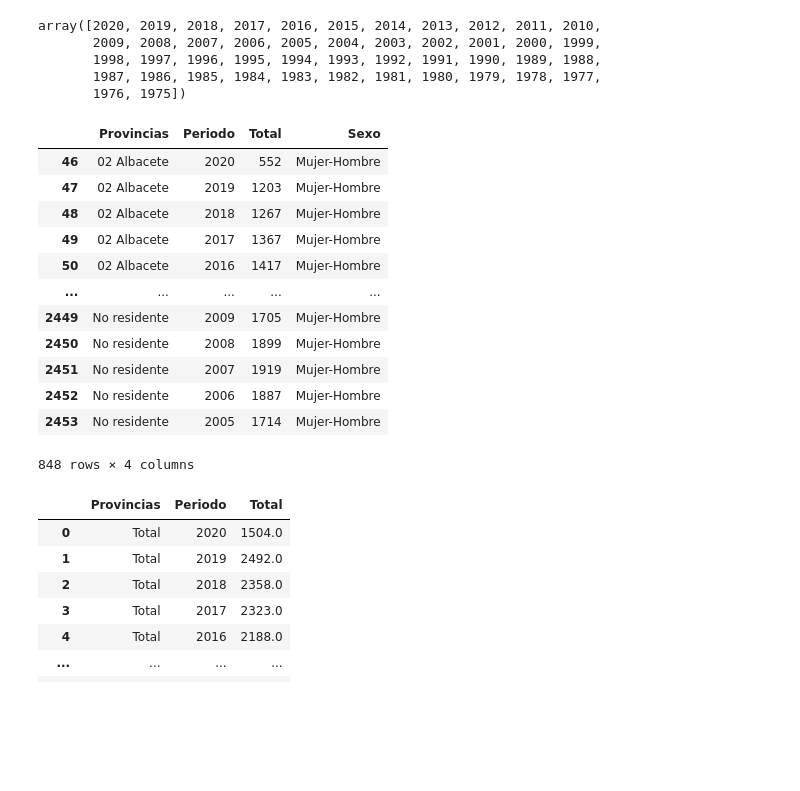
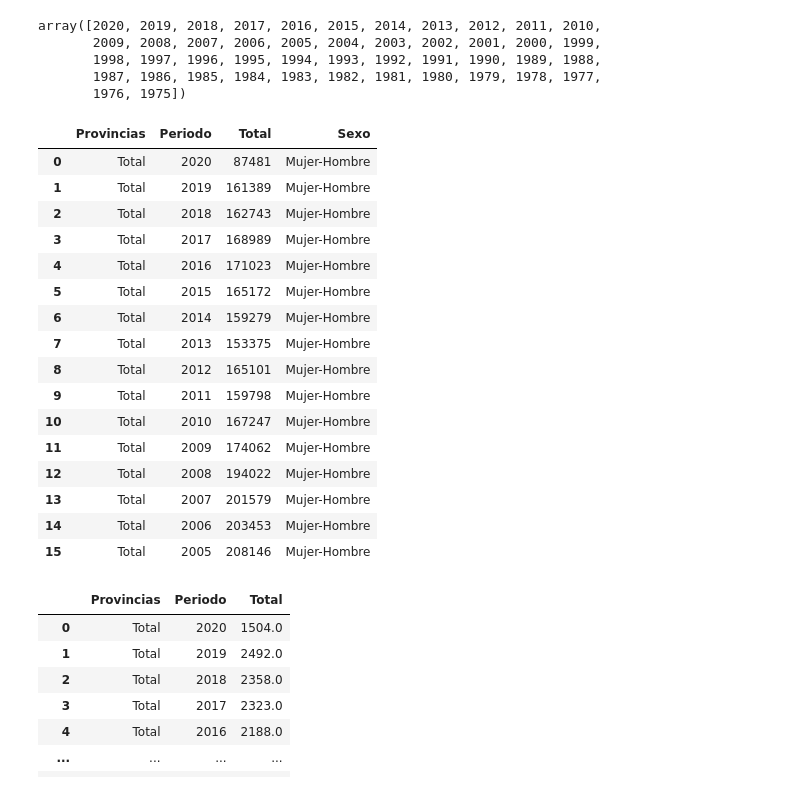
Before and after one commit to elvestevez/marriages_divorces_project_m2, a Jupyter notebook: notebooks/get_dataset.ipynb, the cells around one changed output. Saved outputs shown, nothing was run; the diff lists cells and outputs as text; code cells hidden in the pictures; blank space fills up the shorter version.

```diff
--- a/notebooks/get_dataset.ipynb
+++ b/notebooks/get_dataset.ipynb
@@ -418,27 +429,31 @@ array([2020, 2019, 2018, 2017, 2016, 2015, 2014, 2013, 2012, 2011, 2010,
        1987, 1986, 1985, 1984, 1983, 1982, 1981, 1980, 1979, 1978, 1977,
        1976, 1975])
 # %%
-# clean "Provincias == 'Total'" and "Estado civil == 'Total'"
-df_mar_dif_sex = df_mar_dif_sex.loc[df_mar_dif_sex['Provincias'] != 'Total']
+# clean "Provincias != 'Total'" and "Estado civil == 'Total'"
+df_mar_dif_sex = df_mar_dif_sex.loc[df_mar_dif_sex['Provincias'] == 'Total']
 # clean Periodo >= 2005
 df_mar_dif_sex = df_mar_dif_sex.loc[df_mar_dif_sex['Periodo'] >= 2005]
 # add column Sexo
 df_mar_dif_sex['Sexo'] = 'Mujer-Hombre'
 df_mar_dif_sex
 # %% [output]
 |  | Provincias | Periodo | Total | Sexo |
-| 46 | 02 Albacete | 2020 | 552 | Mujer-Hombre |
-| 47 | 02 Albacete | 2019 | 1203 | Mujer-Hombre |
-| 48 | 02 Albacete | 2018 | 1267 | Mujer-Hombre |
-| 49 | 02 Albacete | 2017 | 1367 | Mujer-Hombre |
-| 50 | 02 Albacete | 2016 | 1417 | Mujer-Hombre |
-| ... | ... | ... | ... | ... |
-| 2449 | No residente | 2009 | 1705 | Mujer-Hombre |
-| 2450 | No residente | 2008 | 1899 | Mujer-Hombre |
-| 2451 | No residente | 2007 | 1919 | Mujer-Hombre |
-| 2452 | No residente | 2006 | 1887 | Mujer-Hombre |
-| 2453 | No residente | 2005 | 1714 | Mujer-Hombre |
+| 0 | Total | 2020 | 87481 | Mujer-Hombre |
+| 1 | Total | 2019 | 161389 | Mujer-Hombre |
+| 2 | Total | 2018 | 162743 | Mujer-Hombre |
+| 3 | Total | 2017 | 168989 | Mujer-Hombre |
+| 4 | Total | 2016 | 171023 | Mujer-Hombre |
+| 5 | Total | 2015 | 165172 | Mujer-Hombre |
+| 6 | Total | 2014 | 159279 | Mujer-Hombre |
+| 7 | Total | 2013 | 153375 | Mujer-Hombre |
+| 8 | Total | 2012 | 165101 | Mujer-Hombre |
+| 9 | Total | 2011 | 159798 | Mujer-Hombre |
+| 10 | Total | 2010 | 167247 | Mujer-Hombre |
+| 11 | Total | 2009 | 174062 | Mujer-Hombre |
+| 12 | Total | 2008 | 194022 | Mujer-Hombre |
+| 13 | Total | 2007 | 201579 | Mujer-Hombre |
+| 14 | Total | 2006 | 203453 | Mujer-Hombre |
+| 15 | Total | 2005 | 208146 | Mujer-Hombre |
-848 rows × 4 columns
 # %%
 df_mar_men
 # %% [output]
```
Also changed, not shown: parts of 11 cells of this notebook, 3 other files.
